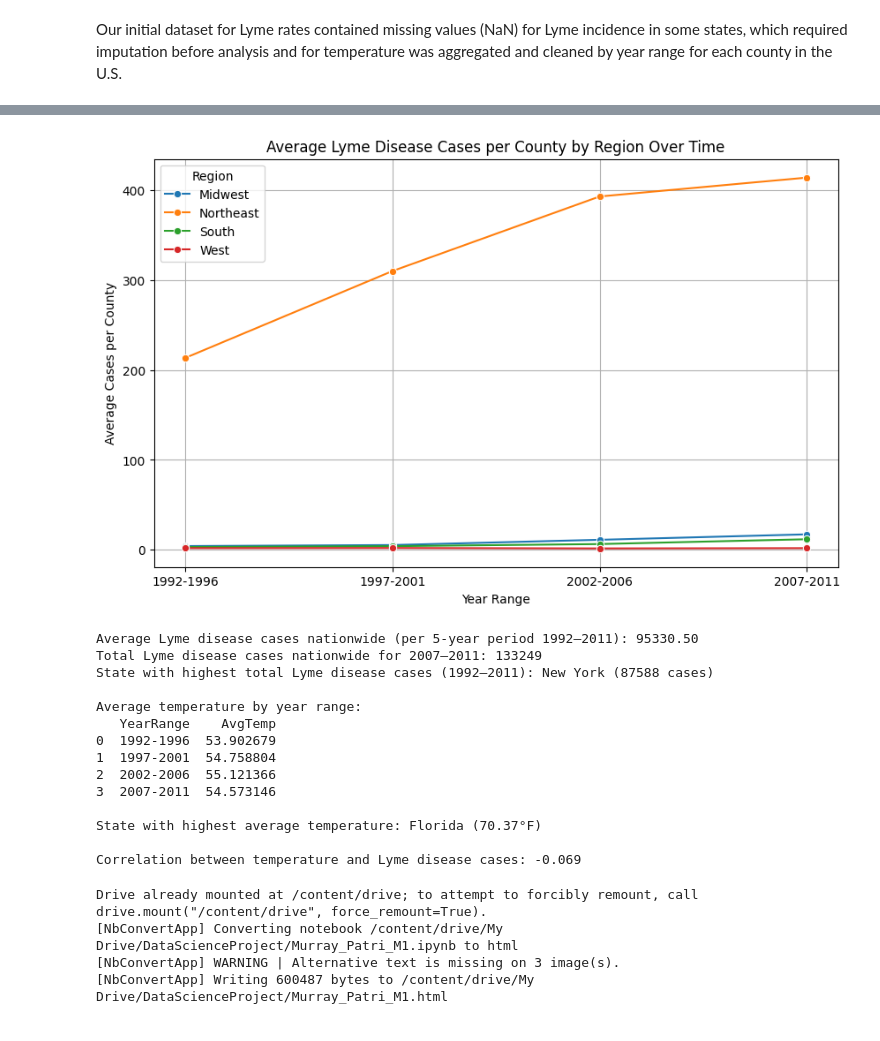
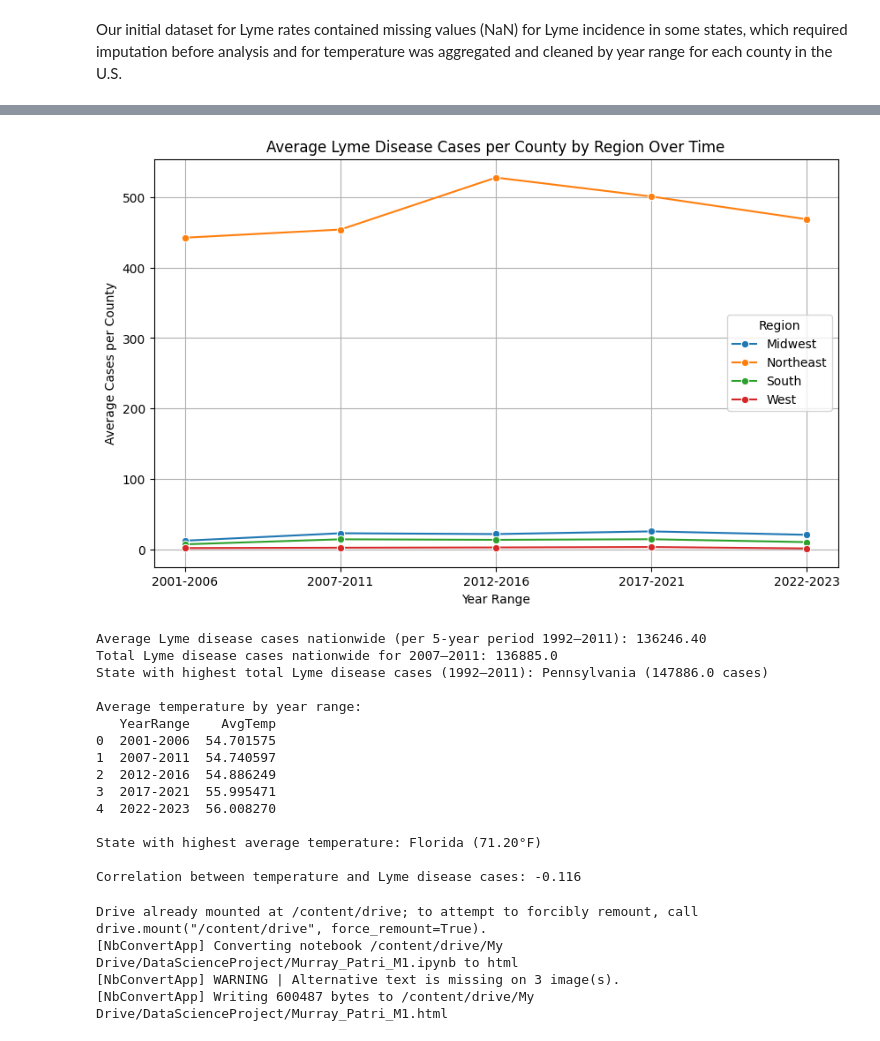
Before and after one commit to mayapatri/mayapatri.github.io, a Jupyter notebook: Murray_Patri_M2.ipynb, the cells around one changed output, grey strips where cells are left out. Saved outputs shown, nothing was run; the diff lists cells and outputs as text; code cells hidden in the pictures.

```diff
--- a/Murray_Patri_M2.ipynb
+++ b/Murray_Patri_M2.ipynb
@@ -237,0 +34,13 @@ Top 5 States: Strongest Negative Relationship Between Temp and Cases
+# %%
+import pandas as pd
+import numpy as np
+import matplotlib.pyplot as plt
+import seaborn as sns
+import statsmodels.api as sm
+
+# Mount Google Drive
+from google.colab import drive
+drive.mount('/content/drive')
+
+# Load datasets
+MERGED_df = pd.read_csv("/content/drive/MyDrive/DataScienceProject/MERGED.csv")
@@ -237,0 +121,10 @@ Top 5 States: Strongest Negative Relationship Between Temp and Cases
+# %%
+# Boxplot by temperature quartile
+MERGED_df['TempQuartile'] = pd.qcut(MERGED_df['AvgTemp'], q=4, labels=['Q1 (Coldest)', 'Q2', 'Q3', 'Q4 (Warmest)'])
+plt.figure(figsize=(10,6))
+sns.boxplot(data=MERGED_df, x='TempQuartile', y='Cases', palette='YlGnBu')
+plt.title('Lyme Disease Cases by Temperature Quartile')
+plt.xlabel('Temperature Quartile')
+plt.ylabel('Cases')
+plt.grid(True)
+plt.show()
@@ -246,48 +183,48 @@ region_map_fullnames = {
     'Minnesota': 'Midwest', 'Iowa': 'Midwest', 'Missouri': 'Midwest', 'North Dakota': 'Midwest', 'South Dakota': 'Midwest',
     'Nebraska': 'Midwest', 'Kansas': 'Midwest',
 
     'Delaware': 'South', 'Maryland': 'South', 'Virginia': 'South', 'West Virginia': 'South',
     'North Carolina': 'South', 'South Carolina': 'South', 'Georgia': 'South', 'Florida': 'South',
     'Kentucky': 'South', 'Tennessee': 'South', 'Mississippi': 'South', 'Alabama': 'South',
     'Oklahoma': 'South', 'Texas': 'South', 'Arkansas': 'South', 'Louisiana': 'South',
 
     'Montana': 'West', 'Idaho': 'West', 'Wyoming': 'West', 'Colorado': 'West', 'New Mexico': 'West',
     'Arizona': 'West', 'Utah': 'West', 'Nevada': 'West', 'California': 'West', 'Washington': 'West',
     'Oregon': 'West', 'Alaska': 'West', 'Hawaii': 'West'
 }
 
 # Apply the map to your dataframe
-merged['Region'] = merged['StateName'].map(region_map_fullnames)
+MERGED_df['Region'] = MERGED_df['StateName'].map(region_map_fullnames)
 
 # Drop rows with unknown regions (e.g., D.C. or territories not in the map)
-regional_df = merged.dropna(subset=['Region'])
+regional_df = MERGED_df.dropna(subset=['Region'])
 
 # Group by region and time
 regional_trends = regional_df.groupby(['Region', 'YearRange'])['Cases'].mean().reset_index()
 
 # Plot it
 plt.figure(figsize=(10,6))
 sns.lineplot(data=regional_trends, x='YearRange', y='Cases', hue='Region', marker='o')
 plt.title('Average Lyme Disease Cases per County by Region Over Time')
 plt.xlabel('Year Range')
 plt.ylabel('Average Cases per County')
 plt.grid(True)
 plt.legend(title='Region')
 plt.show()
 # %% [output]
-[figure, old version]
+[figure, new version]
 # %%
 # LYME STATS
 # National cases average
-avg_national_cases = lyme_long.groupby('YearRange')['Cases'].sum().mean()
+avg_national_cases = MERGED_df.groupby('YearRange')['Cases'].sum().mean()
 print(f"Average Lyme disease cases nationwide (per 5-year period 1992–2011): {avg_national_cases:.2f}")
 
 # National total for 2007–2011
-cases_2007_2011 = lyme_long[lyme_long['YearRange'] == '2007-2011']['Cases'].sum()
+cases_2007_2011 = MERGED_df[MERGED_df['YearRange'] == '2007-2011']['Cases'].sum()
 print(f"Total Lyme disease cases nationwide for 2007–2011: {cases_2007_2011}")
 
 # State with highest total cases
-state_cases = lyme_long.groupby('StateName')['Cases'].sum().reset_index().sort_values(by='Cases', ascending=False)
+state_cases = MERGED_df.groupby('StateName')['Cases'].sum().reset_index().sort_values(by='Cases', ascending=False)
 max_state_row = state_cases.iloc[0]
 max_state_name = max_state_row['StateName']
 max_state_cases = max_state_row['Cases']
@@ -296,33 +233,34 @@ print(f"State with highest total Lyme disease cases (1992–2011): {max_state_na
 # WEATHER STATS
 
 # National average temperature by year range
-avg_temp_by_year = merged.groupby('YearRange')['AvgTemp'].mean().reset_index()
+avg_temp_by_year = MERGED_df.groupby('YearRange')['AvgTemp'].mean().reset_index()
 print("\nAverage temperature by year range:")
 print(avg_temp_by_year)
 
 # State with highest average temperature overall
-state_temp_avg = merged.groupby('StateName')['AvgTemp'].mean().reset_index().sort_values(by='AvgTemp', ascending=False)
+state_temp_avg = MERGED_df.groupby('StateName')['AvgTemp'].mean().reset_index().sort_values(by='AvgTemp', ascending=False)
 hottest_state = state_temp_avg.iloc[0]
 print(f"\nState with highest average temperature: {hottest_state['StateName']} ({hottest_state['AvgTemp']:.2f}°F)")
 
 # Correlation coefficient between temperature and Lyme cases
-correlation = merged[['Cases', 'AvgTemp']].corr().iloc[0,1]
+correlation = MERGED_df[['Cases', 'AvgTemp']].corr().iloc[0,1]
 print(f"\nCorrelation between temperature and Lyme disease cases: {correlation:.3f}")
 # %% [output]
-Average Lyme disease cases nationwide (per 5-year period 1992–2011): 95330.50
-Total Lyme disease cases nationwide for 2007–2011: 133249
-State with highest total Lyme disease cases (1992–2011): New York (87588 cases)
+Average Lyme disease cases nationwide (per 5-year period 1992–2011): 136246.40
+Total Lyme disease cases nationwide for 2007–2011: 136885.0
+State with highest total Lyme disease cases (1992–2011): Pennsylvania (147886.0 cases)
 
 Average temperature by year range:
    YearRange    AvgTemp
-0  1992-1996  53.902679
-1  1997-2001  54.758804
-2  2002-2006  55.121366
-3  2007-2011  54.573146
+0  2001-2006  54.701575
+1  2007-2011  54.740597
+2  2012-2016  54.886249
+3  2017-2021  55.995471
+4  2022-2023  56.008270
 
-State with highest average temperature: Florida (70.37°F)
+State with highest average temperature: Florida (71.20°F)
 
-Correlation between temperature and Lyme disease cases: -0.069
+Correlation between temperature and Lyme disease cases: -0.116
 # %%
 from google.colab import drive
 drive.mount('/content/drive')
```
Also changed, not shown: parts of 10 cells of this notebook.
